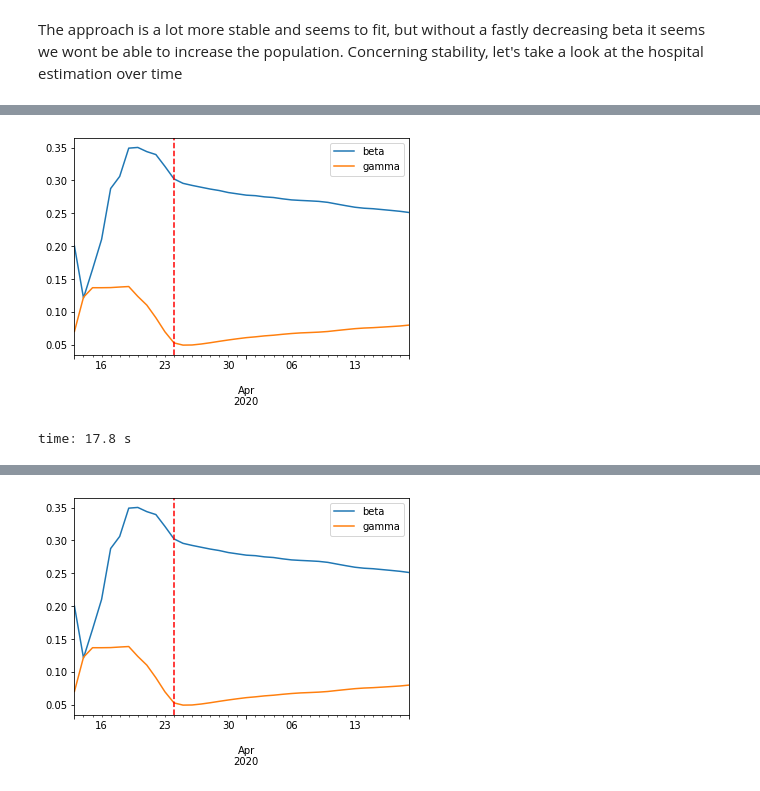
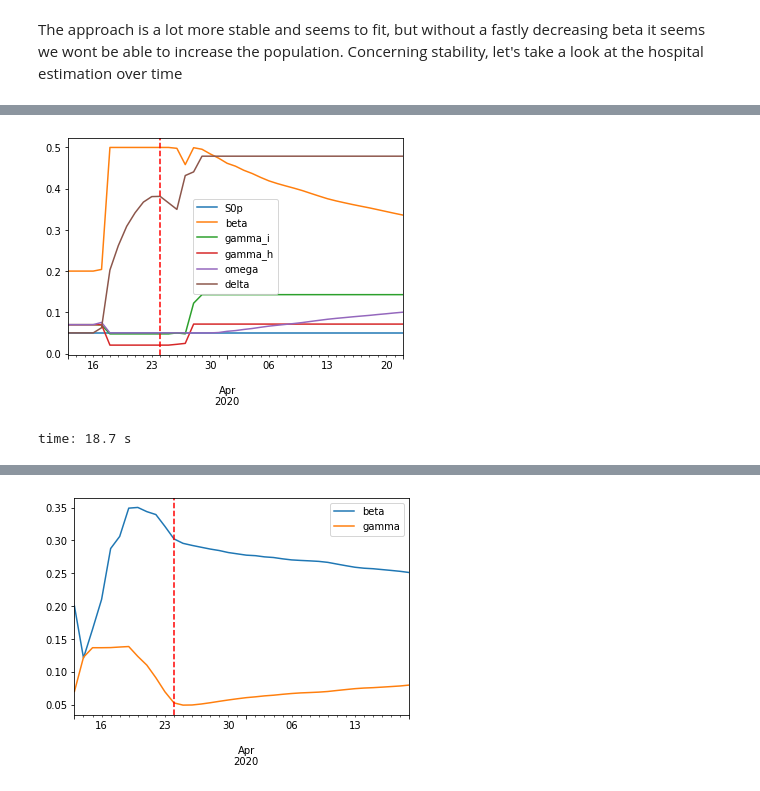
Before and after one commit to comunidadexp/sirfh-covid, a Jupyter notebook: Covid Spread Model.ipynb, the cells around one changed output, grey strips where cells are left out. Drawn from its saved outputs; the diff is of its cells as text; code cells hidden in the pictures.

```diff
--- a/Covid Spread Model.ipynb
+++ b/Covid Spread Model.ipynb
@@ -988,8 +984,8 @@ time: 22.4 s
 # %%
-t1.rollingBetas()
-t1.rollingPlot(export=True)
+t1.rolling_estimation()
+t1.rollingPlot(export=False)
 # %% [output]
-[figure, old version]
+[figure, new version]
-time: 17.8 s
+time: 18.7 s
 # %%
 t1.df.to_excel('export_df.xlsx')
```
Also changed, not shown: parts of 8 cells of this notebook, 3 other files.
